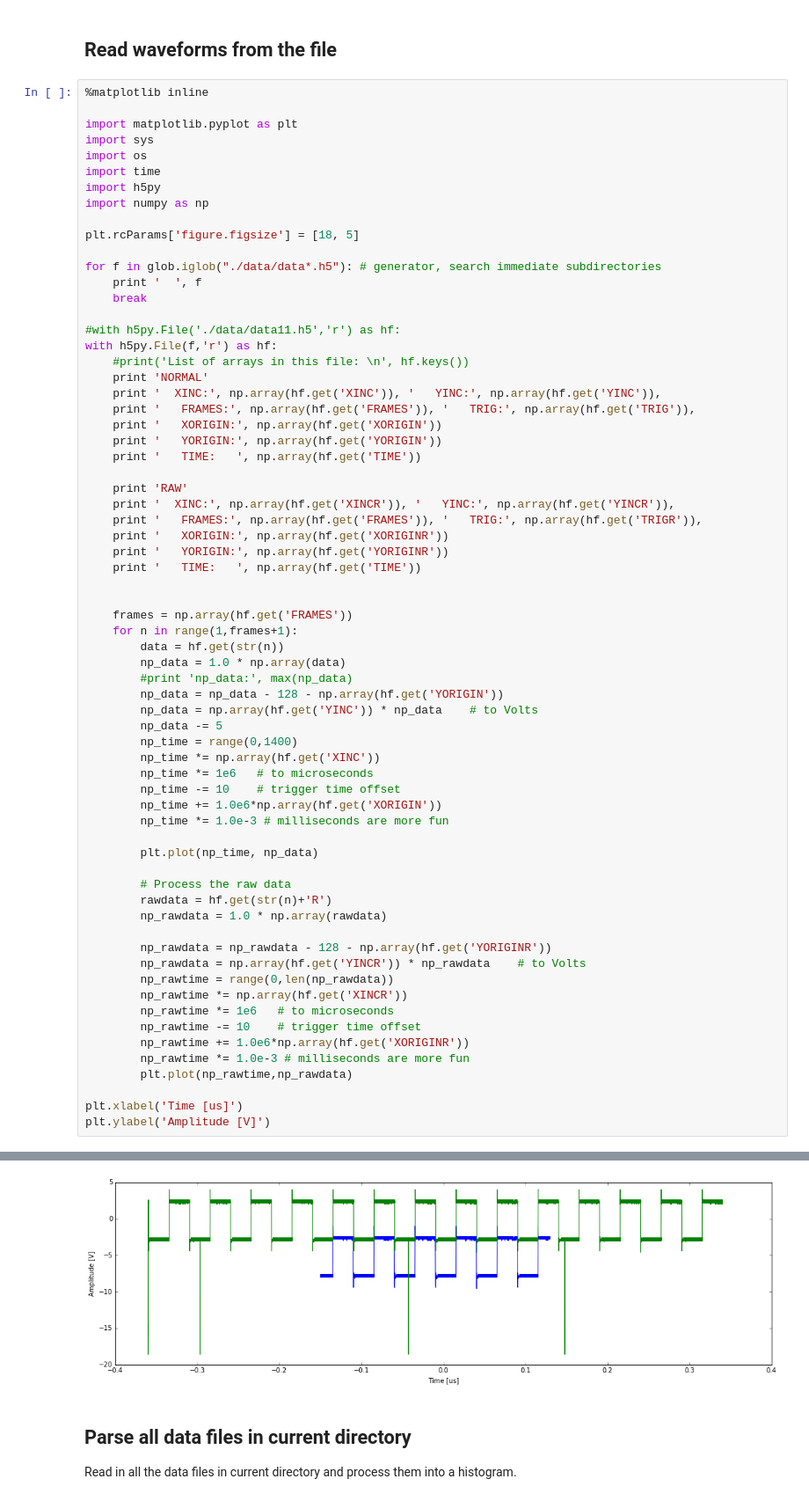
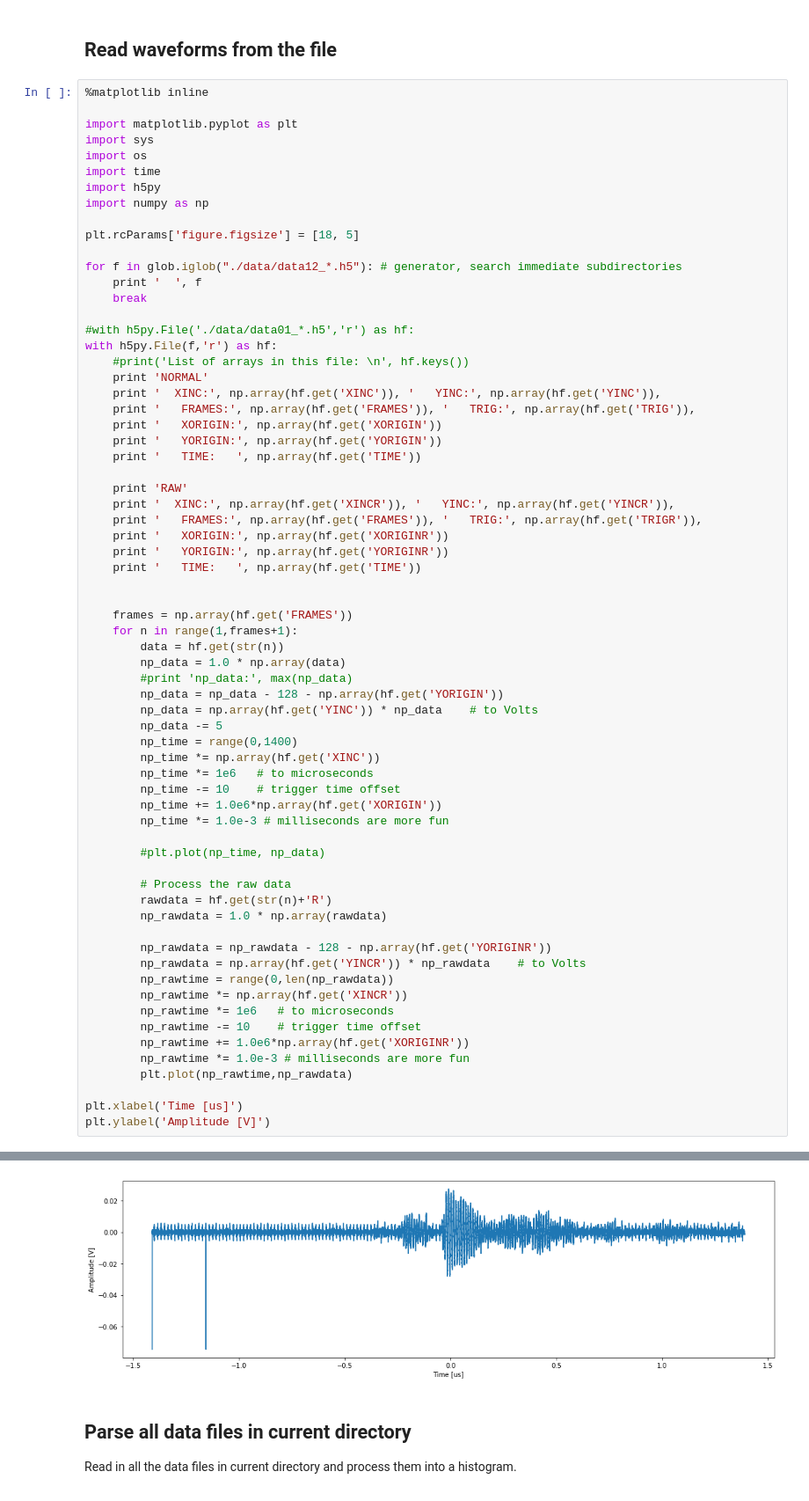
Before and after one commit to ODZ-UJF-AV-CR/osciloskop, a Jupyter notebook: osciloskop-hystogram-i-raw.ipynb, the cells around one changed output, grey strips where cells are left out. Shown: that part at 88% size. Saved outputs shown, nothing was run; the diff lists cells and outputs as text.

```diff
--- a/osciloskop-hystogram-i-raw.ipynb
+++ b/osciloskop-hystogram-i-raw.ipynb
@@ -22,11 +101,11 @@ import numpy as np
 
 plt.rcParams['figure.figsize'] = [18, 5]
 
-for f in glob.iglob("./data/data*.h5"): # generator, search immediate subdirectories
+for f in glob.iglob("./data/data12_*.h5"): # generator, search immediate subdirectories
     print '  ', f
     break
 
-#with h5py.File('./data/data11.h5','r') as hf:
+#with h5py.File('./data/data01_*.h5','r') as hf:
 with h5py.File(f,'r') as hf:
     #print('List of arrays in this file: \n', hf.keys())
     print 'NORMAL'
@@ -59,7 +138,7 @@ with h5py.File(f,'r') as hf:
         np_time += 1.0e6*np.array(hf.get('XORIGIN'))
         np_time *= 1.0e-3 # milliseconds are more fun
 
-        plt.plot(np_time, np_data)
+        #plt.plot(np_time, np_data)
 
         # Process the raw data
         rawdata = hf.get(str(n)+'R')
@@ -91,4 +170,4 @@ RAW
-[figure, old version]
+[figure, new version]
 # %% [markdown]
 ## Parse all data files in current directory
 Read in all the data files in current directory and process them into a histogram.
```
Also changed, not shown: parts of 2 cells of this notebook, 2 other files.
